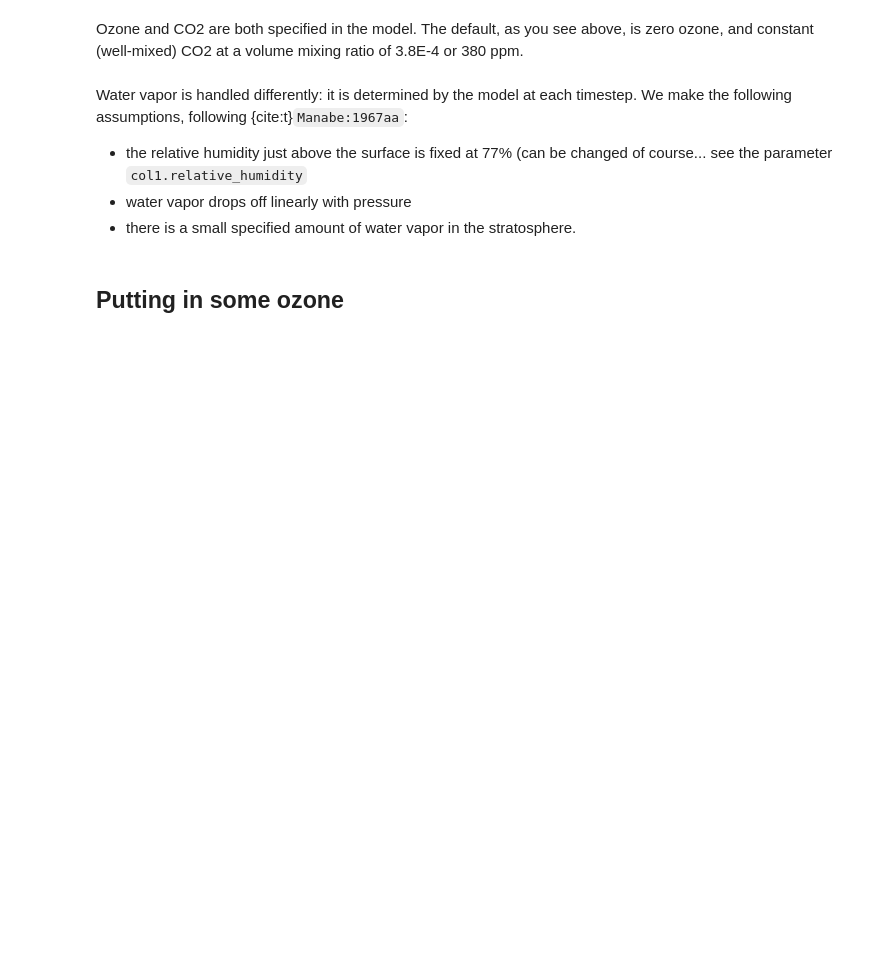
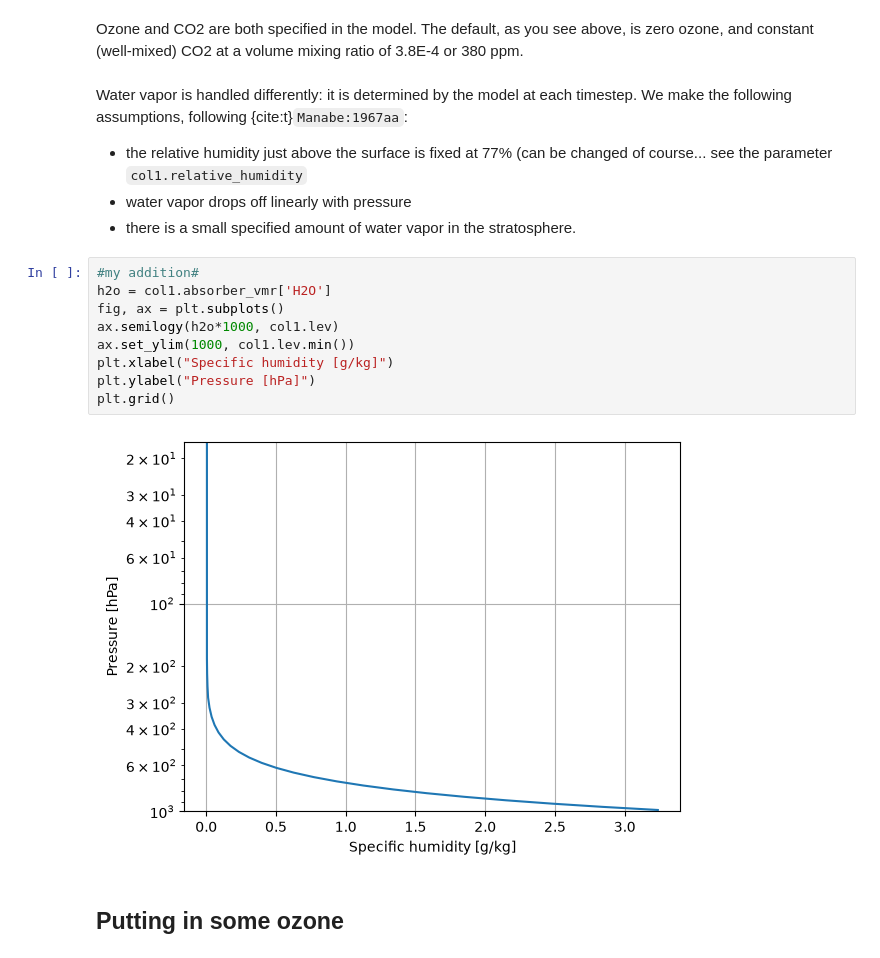
Before and after one commit to isn852/phys897, a Jupyter notebook: courseware/spectral-bands.ipynb, the cells around one changed output. Saved outputs shown, nothing was run; the diff lists cells and outputs as text; blank space fills up the shorter version.

```diff
--- a/courseware/spectral-bands.ipynb
+++ b/courseware/spectral-bands.ipynb
@@ -536,6 +541,17 @@ Water vapor is handled differently: it is determined by the model at each timest
 - the relative humidity just above the surface is fixed at 77% (can be changed of course... see the parameter `col1.relative_humidity`
 - water vapor drops off linearly with pressure
 - there is a small specified amount of water vapor in the stratosphere.
+# %%
+#my addition#
+h2o = col1.absorber_vmr['H2O']
+fig, ax = plt.subplots()
+ax.semilogy(h2o*1000, col1.lev)
+ax.set_ylim(1000, col1.lev.min())
+plt.xlabel("Specific humidity [g/kg]")
+plt.ylabel("Pressure [hPa]")
+plt.grid()
+# %% [output]
+[figure, added]
 # %% [markdown]
 ## Putting in some ozone
 # %% [markdown]
```
Also changed, not shown: parts of 10 cells of this notebook.
